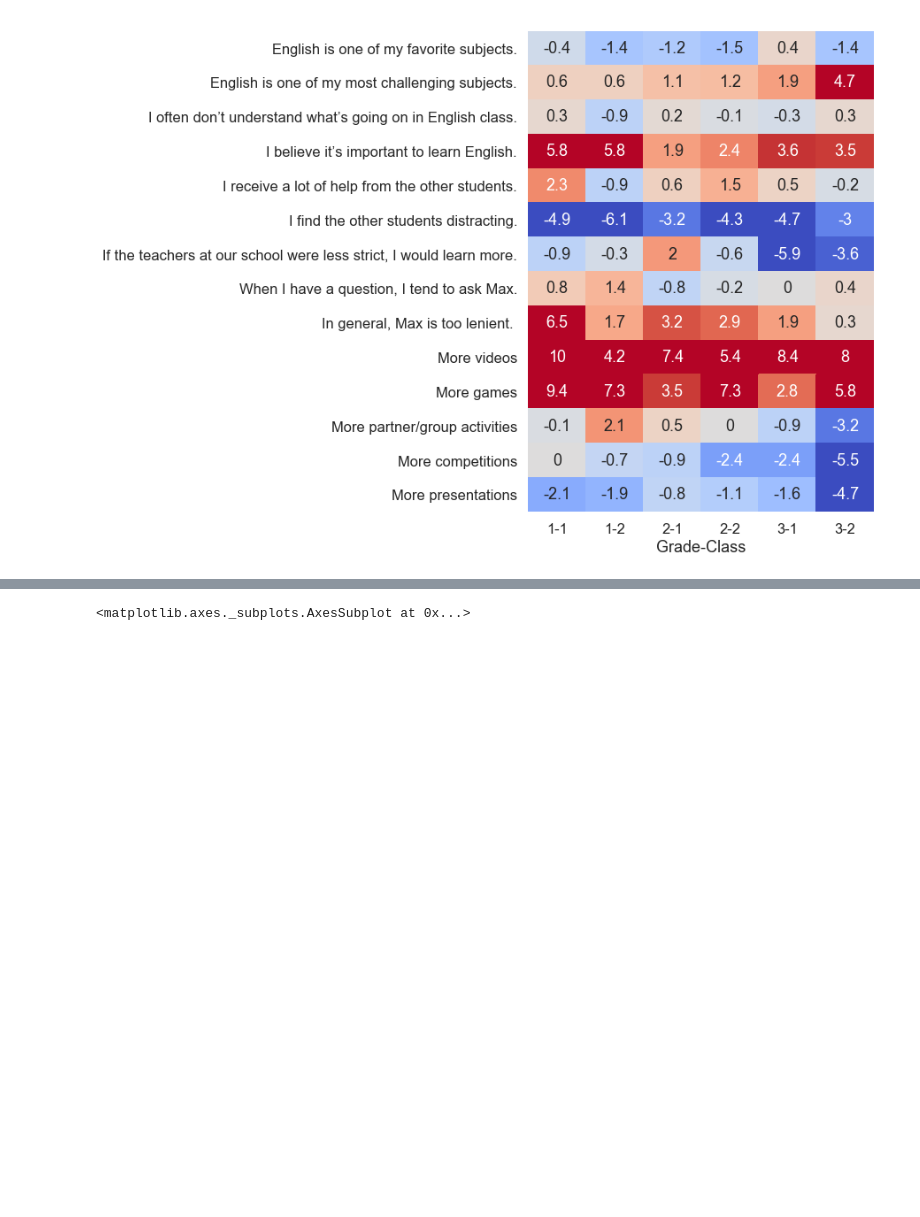
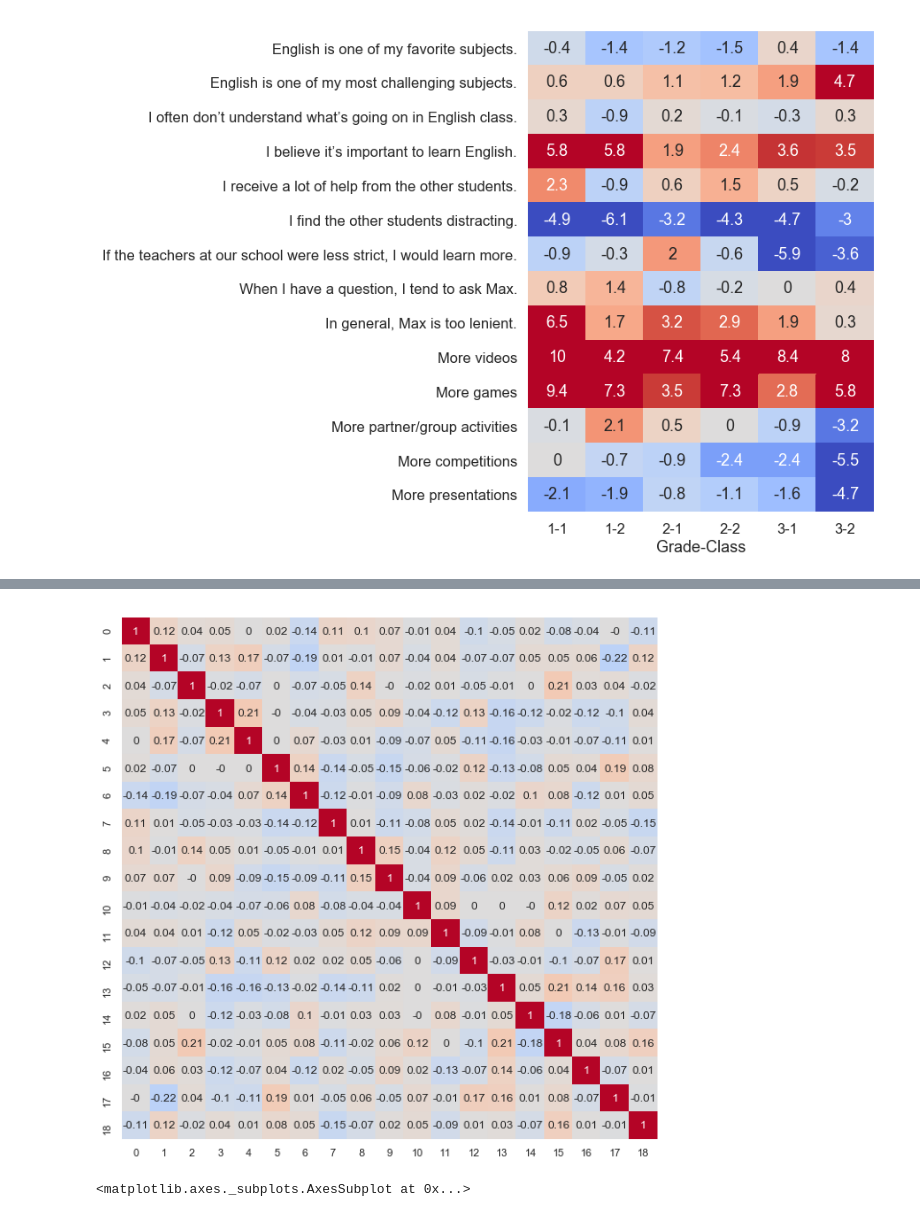
Before and after one commit to maxkapur/maxkapur.github.io, a Jupyter notebook: survey/analysis.ipynb, the cells around one changed output, grey strips where cells are left out. Cells and saved outputs as stored; diff of their text form; code cells hidden in the pictures; blank space fills up the shorter version.

```diff
--- a/survey/analysis.ipynb
+++ b/survey/analysis.ipynb
@@ -138,3 +139,16 @@ sns.heatmap(np.round(survey.corr(),decimals=2),
+# %%
+randcb = pd.DataFrame(np.random.rand(150,19)*4 + 1)
+
+# Same thing with random data
+sns.set(rc={'figure.figsize':(8,8)})
+heatmap = sns.heatmap(np.round(randcb.corr(),decimals=2),
+            cmap="coolwarm",
+            cbar=False,
+            vmin=-1,
+            vmax= 1,
+            annot=True)
+# %% [output]
+[figure, added]
 # %%
 imputed = survey.iloc[:,[2, 3, 4, 5, 6, 7, 8, 9, 10, 17, 18]] # Select class-relevant quantitative features
 imputed = imputed.apply(lambda x: x.fillna(x.mean()),axis=0) # Impute nans with column averages
```
Also changed, not shown: parts of 3 cells of this notebook, 7 other files.
